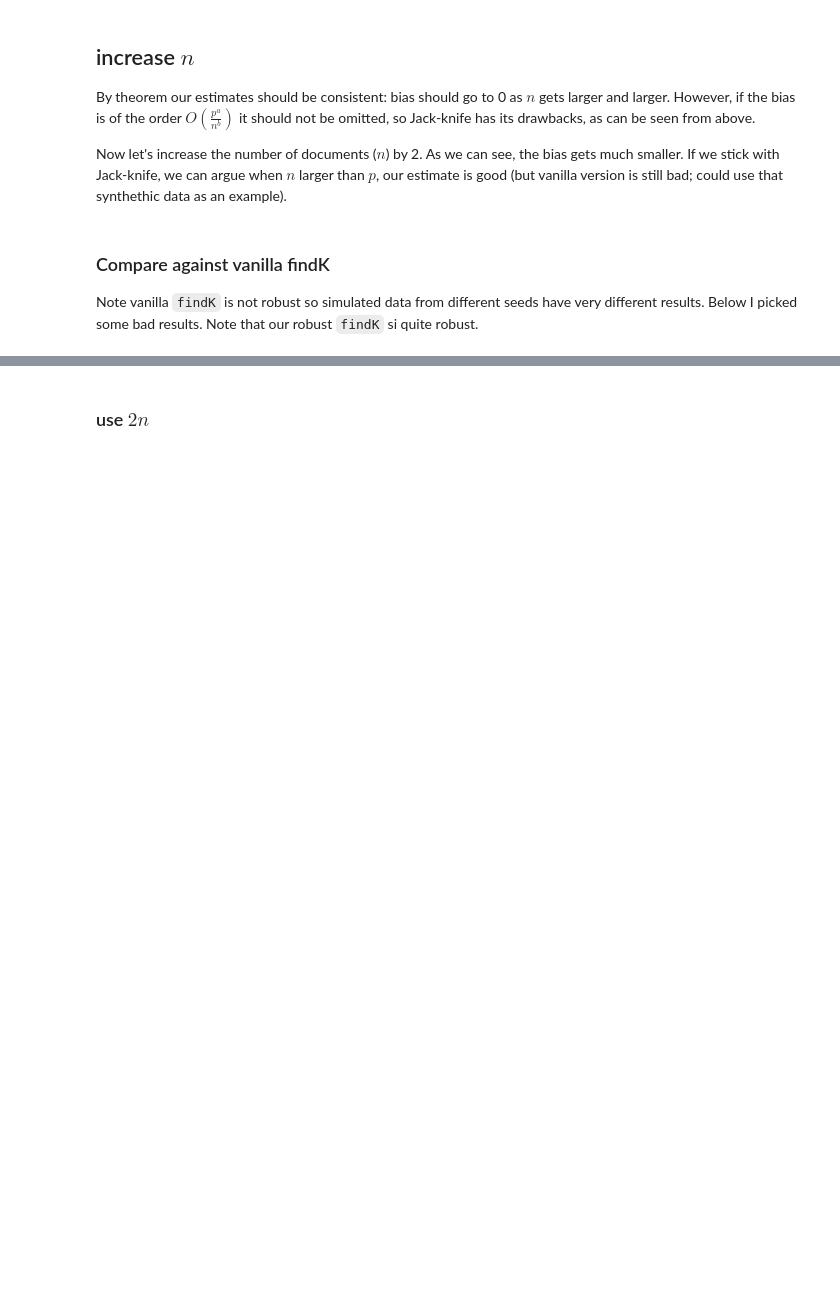
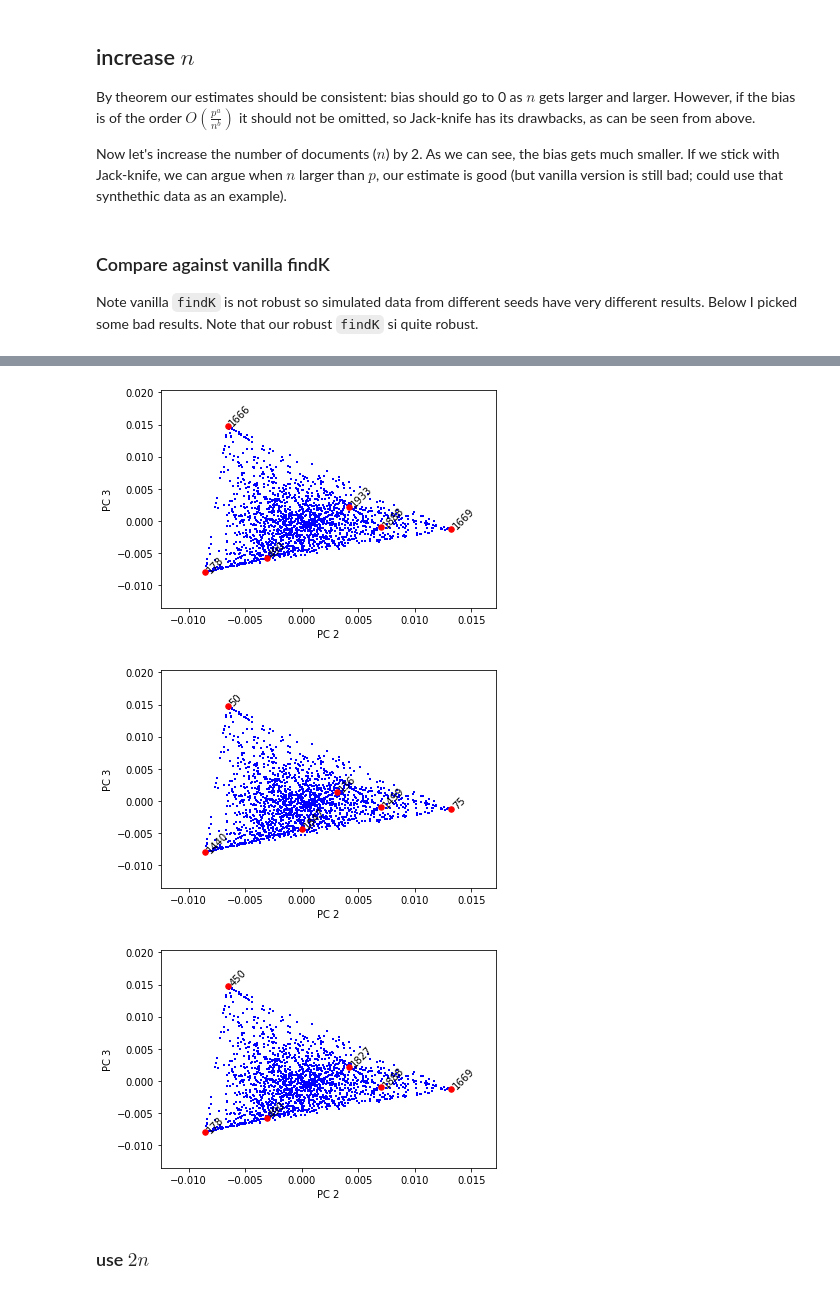
Before and after one commit to zihao12/pyJSMF-RAW, a Jupyter notebook: experiments/findK-correction-jk2.ipynb, the cells around one changed output, grey strips where cells are left out. Cells and saved outputs as stored; diff of their text form; code cells hidden in the pictures; blank space fills up the shorter version.

```diff
--- a/experiments/findK-correction-jk2.ipynb
+++ b/experiments/findK-correction-jk2.ipynb
@@ -312,3 +319,11 @@ vis_extremal_pca(Cbar_pj, S2.astype(int), [0, 1], annotate=True, fontsize=10)
+# %%
+vis_extremal_pca(Cbar_pj, S0.astype(int), [2, 3], annotate=True, fontsize=10)
+vis_extremal_pca(Cbar_pj, S1.astype(int), [2, 3], annotate=True, fontsize=10)
+vis_extremal_pca(Cbar_pj, S2.astype(int), [2, 3], annotate=True, fontsize=10)
+# %% [output]
+[figure, added]
+[figure, added]
+[figure, added]
 # %% [markdown]
 ### use $2n$
 # %%
```
Also changed, not shown: parts of 4 cells of this notebook, 3 other files.
